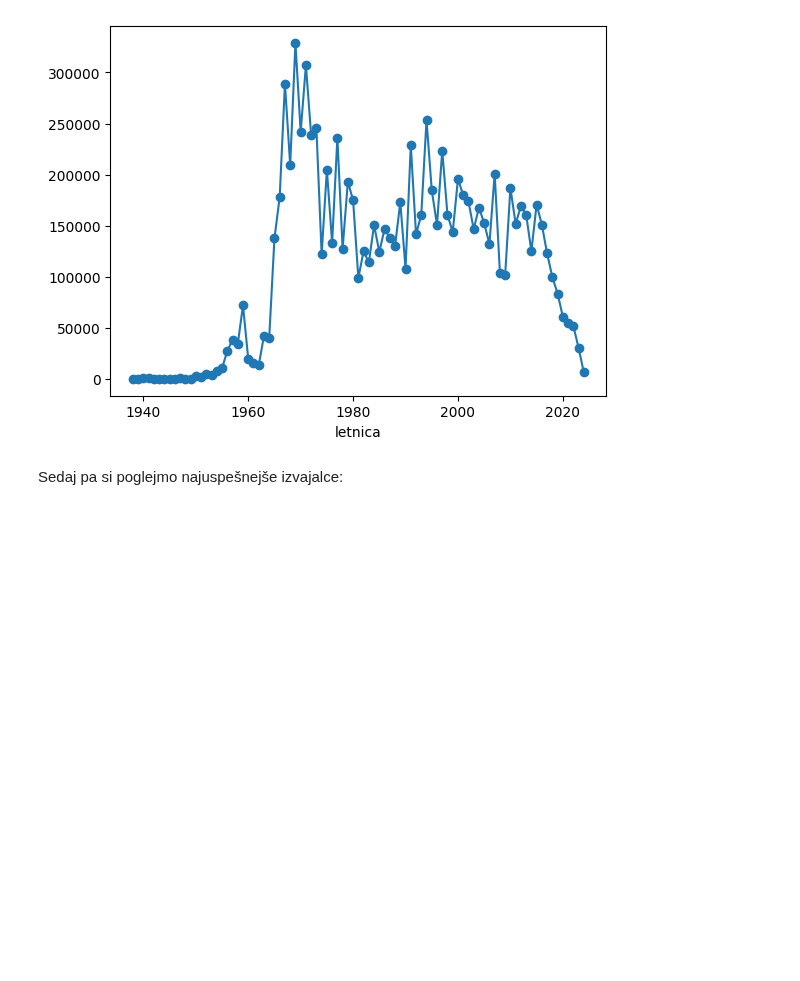
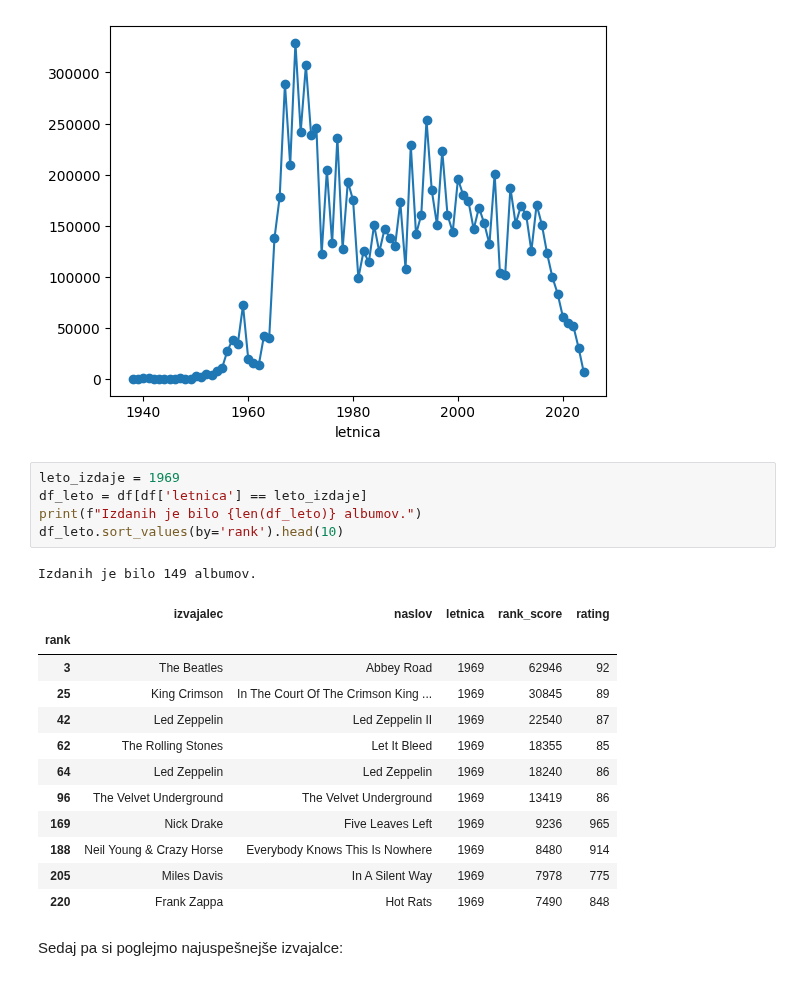
Before and after one commit to filiperznoznik/Seminarska_UVP, a Jupyter notebook: analiza_podatkov.ipynb, the cells around one changed output. Drawn from its saved outputs; the diff is of its cells as text; blank space fills up the shorter version.

```diff
--- a/analiza_podatkov.ipynb
+++ b/analiza_podatkov.ipynb
@@ -54,6 +92,25 @@ print(f"Najuspešnejše leto je bilo leto {najbolse_leto} s skupno vsoto {round(
 # %% [output]
 Najuspešnejše leto je bilo leto 1969 s skupno vsoto 328834
 [figure]
+# %%
+leto_izdaje = 1969
+df_leto = df[df['letnica'] == leto_izdaje]
+print(f"Izdanih je bilo {len(df_leto)} albumov.")
+df_leto.sort_values(by='rank').head(10)
+# %% [output]
+Izdanih je bilo 149 albumov.
+|  | izvajalec | naslov | letnica | rank_score | rating |
+| rank |  |  |  |  |  |
+| 3 | The Beatles | Abbey Road | 1969 | 62946 | 92 |
+| 25 | King Crimson | In The Court Of The Crimson King ... | 1969 | 30845 | 89 |
+| 42 | Led Zeppelin | Led Zeppelin II | 1969 | 22540 | 87 |
+| 62 | The Rolling Stones | Let It Bleed | 1969 | 18355 | 85 |
+| 64 | Led Zeppelin | Led Zeppelin | 1969 | 18240 | 86 |
+| 96 | The Velvet Underground | The Velvet Underground | 1969 | 13419 | 86 |
+| 169 | Nick Drake | Five Leaves Left | 1969 | 9236 | 965 |
+| 188 | Neil Young & Crazy Horse | Everybody Knows This Is Nowhere | 1969 | 8480 | 914 |
+| 205 | Miles Davis | In A Silent Way | 1969 | 7978 | 775 |
+| 220 | Frank Zappa | Hot Rats | 1969 | 7490 | 848 |
 # %% [markdown]
 Sedaj pa si poglejmo najuspešnejše izvajalce:
 # %%
```
Also changed, not shown: parts of 9 cells of this notebook.
